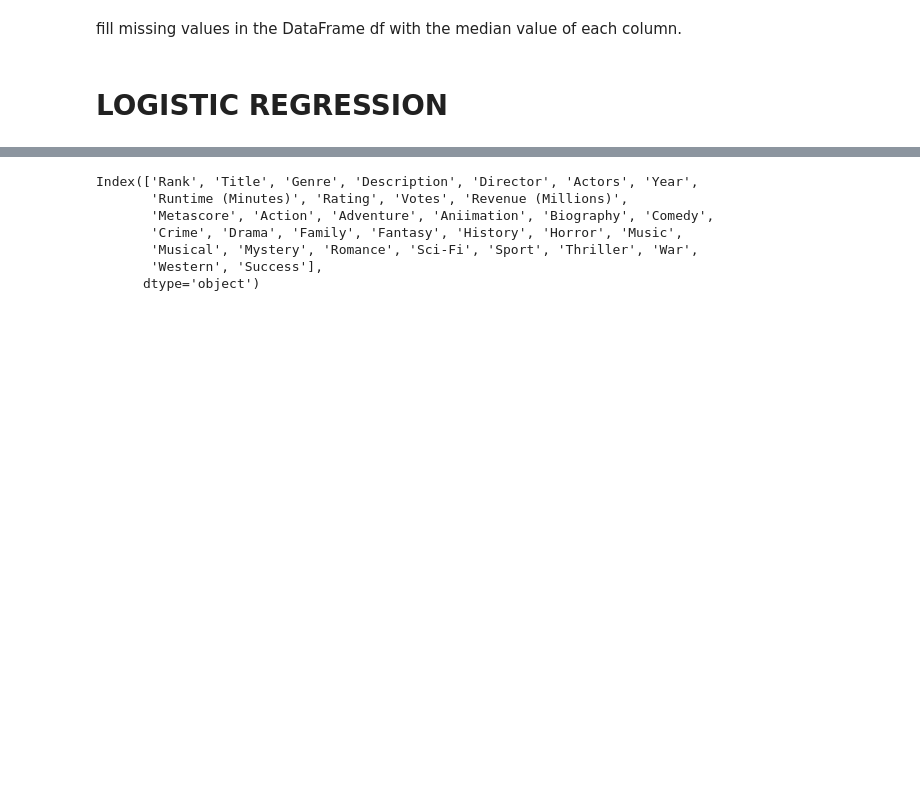
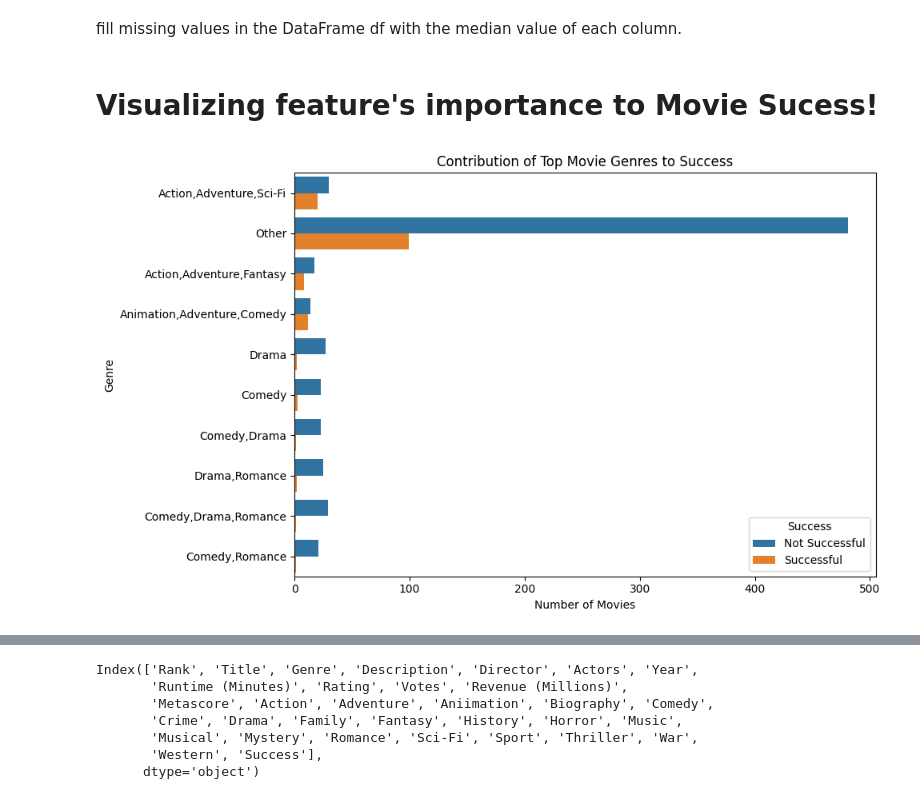
Before and after one commit to 1sadhak/Predictive-Analytics-for-Movie-Success-and-Employee-Retention-, a Jupyter notebook: Movie Success Prediction.ipynb, the cells around one changed output, grey strips where cells are left out. Cells and saved outputs as stored; diff of their text form; code cells hidden in the pictures; blank space fills up the shorter version.

```diff
--- a/Movie Success Prediction.ipynb
+++ b/Movie Success Prediction.ipynb
@@ -86,5 +86,19 @@ sns.heatmap(df.isnull())
  fill missing values in the DataFrame df with the median value of each column.
 # %%
 df = df.fillna(df.median())
-# %% [markdown]
-# LOGISTIC REGRESSION
+# %% [markdown]
+# Visualizing feature's importance to Movie Sucess!
+# %%
+import matplotlib.pyplot as plt
+top_genres = df['Genre'].value_counts().nlargest(10).index
+df['Genre'] = df['Genre'].apply(lambda x: x if x in top_genres else 'Other')
+plt.figure(figsize=(10, 6))
+sns.countplot(y='Genre', hue='Success', data=df, orient='h')
+plt.title('Contribution of Top Movie Genres to Success')
+plt.xlabel('Number of Movies')
+plt.ylabel('Genre')
+plt.legend(title='Success', labels=['Not Successful', 'Successful'])
+plt.tight_layout()
+plt.show()
+# %% [output]
+[figure, added]
```
Also changed, not shown: parts of 17 cells of this notebook.
